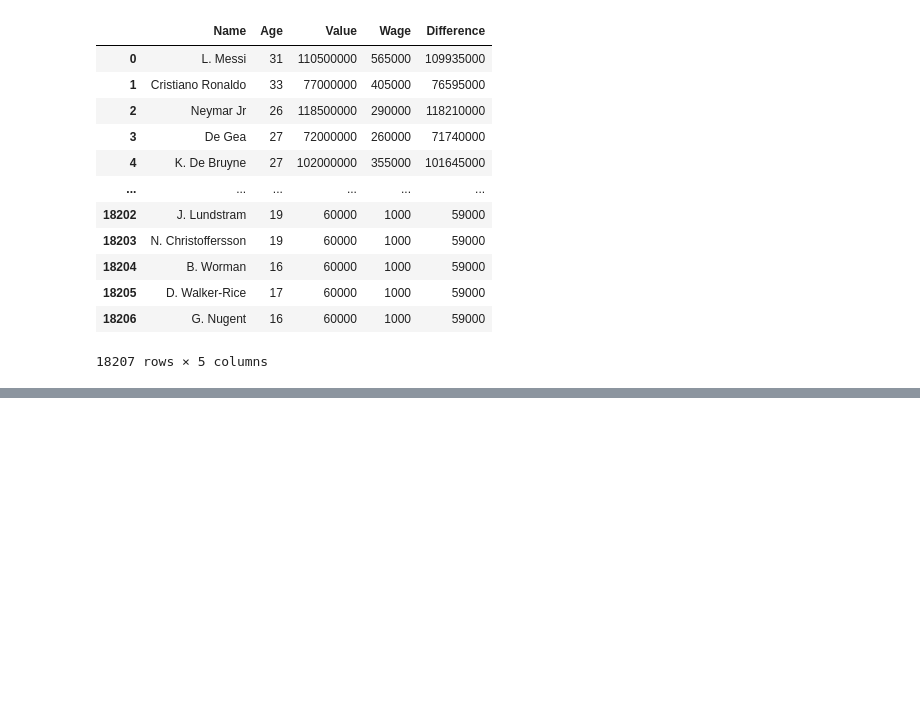
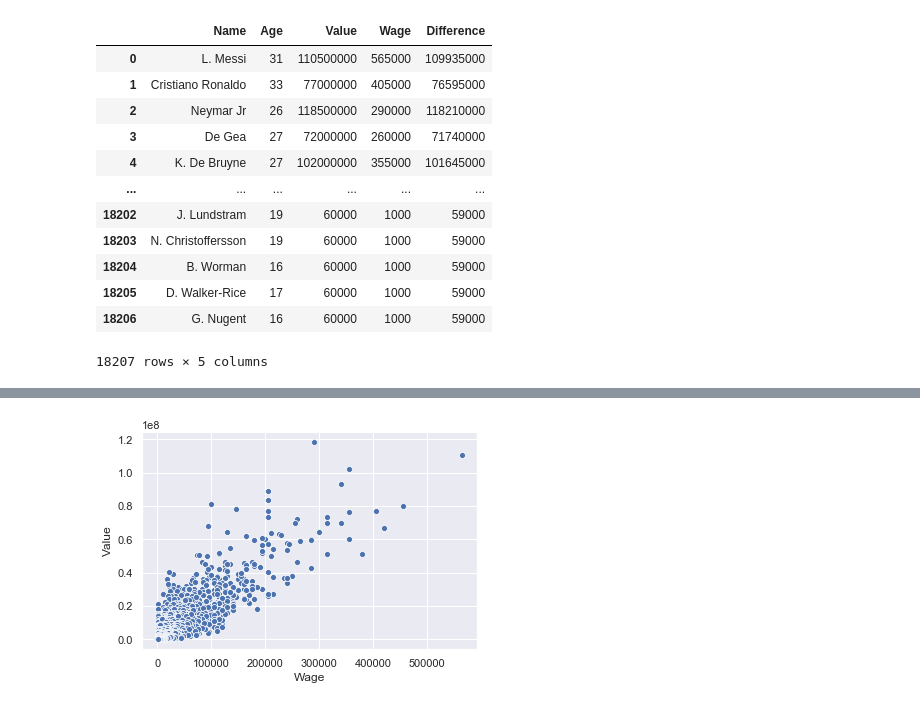
Before and after one commit to TR-1000/Machine-Learning-and-Data-Science, a Jupyter notebook: fifa_19/soccer.ipynb, the cells around one changed output, grey strips where cells are left out. Cells and saved outputs as stored; diff of their text form; code cells hidden in the pictures; blank space fills up the shorter version.

Commit message:
Completed cleaning and visualization

```diff
--- a/fifa_19/soccer.ipynb
+++ b/fifa_19/soccer.ipynb
@@ -187,0 +208,7 @@ value_df
+# %%
+import seaborn as sns
+sns.set()
+# %%
+sns.scatterplot(x="Wage", y="Value", data=value_df,legend='full');
+# %% [output]
+[figure, added]
```
Also changed, not shown: parts of 4 cells of this notebook.
